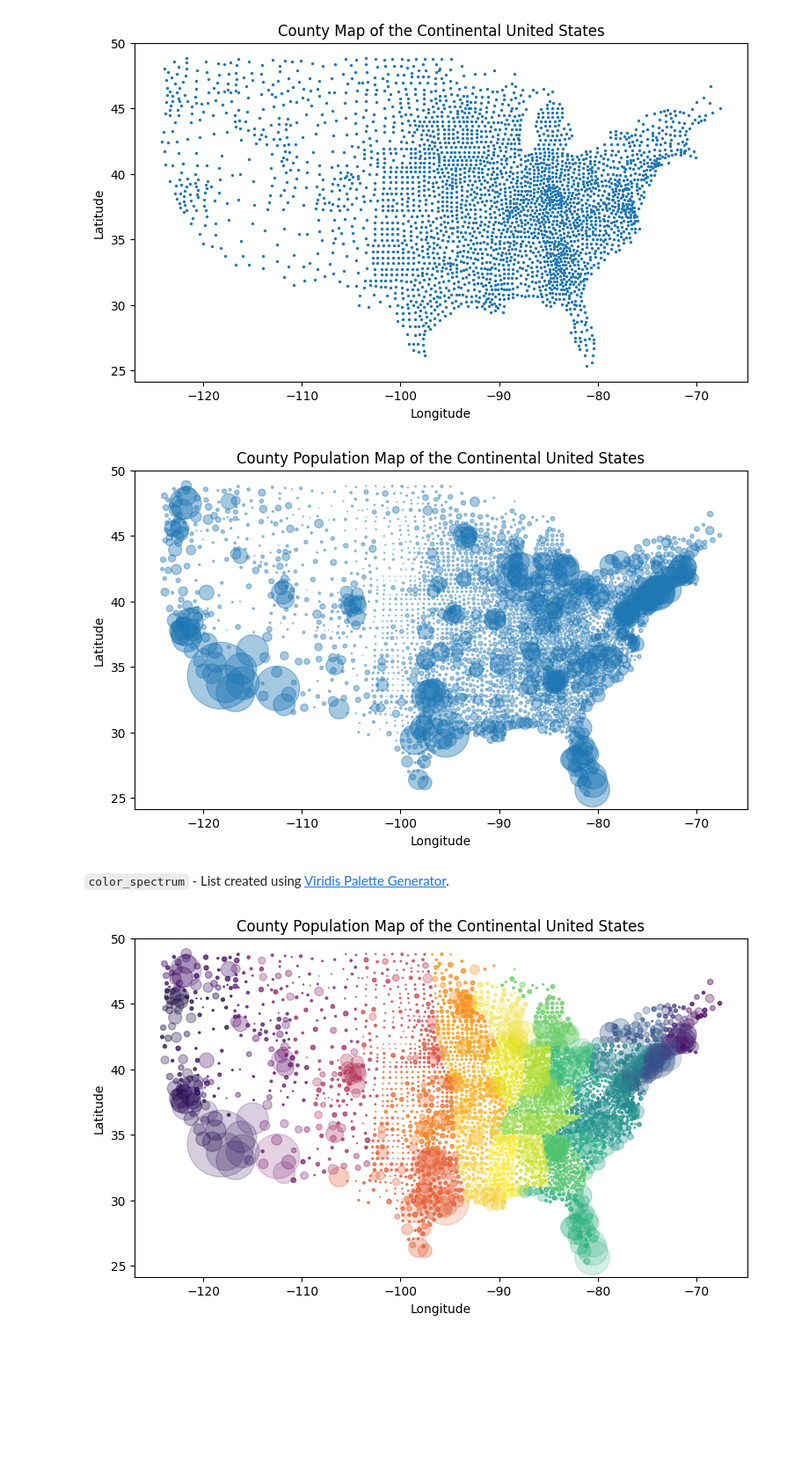
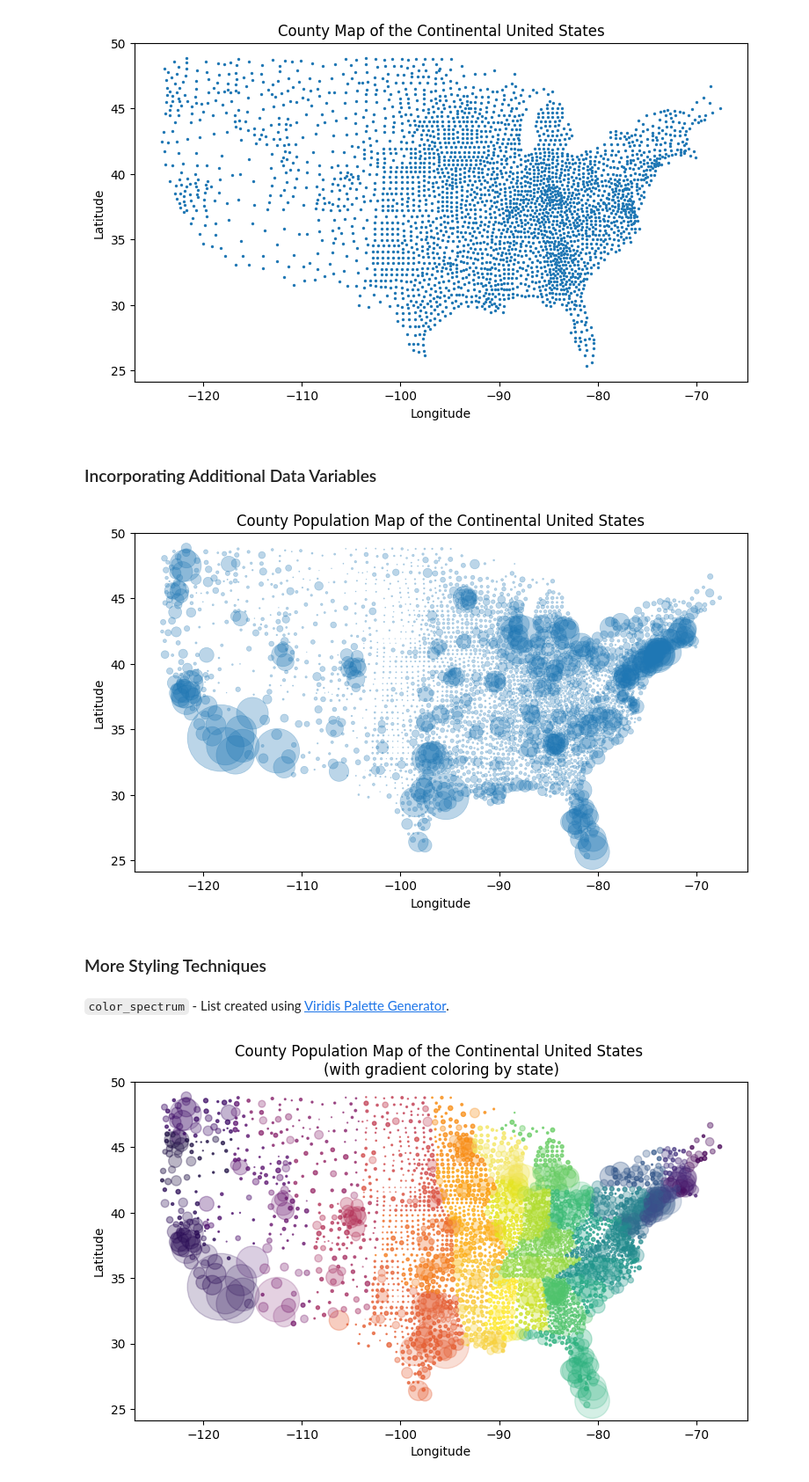
Before and after one commit to the-codingschool/TRAIN-datasets, a Jupyter notebook: us_counties/visualizing_county_maps.ipynb, the cells around one changed output. Shown at 88% size. Saved outputs shown, nothing was run; the diff lists cells and outputs as text; code cells hidden in the pictures; blank space fills up the shorter version.

```diff
--- a/us_counties/visualizing_county_maps.ipynb
+++ b/us_counties/visualizing_county_maps.ipynb
@@ -45,35 +70,39 @@ plt.ylabel('Latitude')
 plt.show()
 # %% [output]
 [figure]
+# %% [markdown]
+### Incorporating Additional Data Variables
 # %%
 point_size = [0.0003*p for p in cont_df['population']]
 
 plt.figure(figsize=(9,5))
-plt.scatter(cont_df['longitude'], cont_df['latitude'], alpha=0.4, s=point_size)
+plt.scatter(cont_df['longitude'], cont_df['latitude'], alpha=0.3, s=point_size, linewidths=0.5)
 plt.title('County Population Map of the Continental United States')
 plt.xlabel('Longitude')
 plt.ylabel('Latitude')
 plt.show()
 # %% [output]
-[figure, old version]
+[figure, new version]
+# %% [markdown]
+### More Styling Techniques
 # %% [markdown]
 `color_spectrum` - List created using [Viridis Palette Generator](https://waldyrious.net/viridis-palette-generator/).
 # %%
 color_spectrum = ['#440154', '#471063', '#481d6f', '#472a7a', '#453781', '#414487', '#3c4f8a', '#375a8c', '#32648e', '#2e6f8e', '#2a788e', '#26828e', '#228b8d', '#1f958b', '#1f9f88', '#22a884', '#2cb17e', '#3bbb75', '#4ec36b', '#63cb5f', '#7ad151', '#95d840', '#b0dd2f', '#cae11f', '#e5e419', '#fde725', '#f3e55d', '#f7d13d', '#fac026', '#fcac11', '#fb9b06', '#f8890c', '#f47918', '#ed6925', '#e55c30', '#da4e3c', '#cf4446', '#c13a50', '#b43359', '#a52c60', '#972766', '#87216b', '#781c6d', '#69166e', '#5a116e', '#4a0c6b', '#3b0964', '#290b55', '#1b0c41', '#0d0829', '#040314', '#000004']
 states_by_avg_longitude = ['ME', 'RI', 'MA', 'NH', 'VT', 'CT', 'NJ', 'NY', 'DE', 'MD', 'DC', 'PA', 'VA', 'NC', 'WV', 'SC', 'FL', 'OH', 'GA', 'MI', 'KY', 'TN', 'IN', 'AL', 'IL', 'MS', 'WI', 'LA', 'AR', 'MO', 'IA', 'MN', 'OK', 'KS', 'TX', 'NE', 'SD', 'ND', 'CO', 'NM', 'WY', 'MT', 'AZ', 'UT', 'ID', 'NV', 'WA', 'CA', 'OR']
 
 colors = []
 for x in cont_df['state']:
     idx = states_by_avg_longitude.index(x)
     colors.append(color_spectrum[idx])
 
 alpha = [0.2 if p>1000000 else 0.3 if p>100000 else 0.4 if p>50000 else 0.7 for p in cont_df['population']]
 
 plt.figure(figsize=(9,5))
 plt.scatter(cont_df['longitude'], cont_df['latitude'], c=colors, alpha=alpha, s=point_size)
-plt.title('County Population Map of the Continental United States')
+plt.title('County Population Map of the Continental United States \n(with gradient coloring by state)')
 plt.xlabel('Longitude')
 plt.ylabel('Latitude')
 plt.show()
 # %% [output]
-[figure, old version]
+[figure, new version]
```
Also changed, not shown: parts of 12 cells of this notebook, 2 other files.
